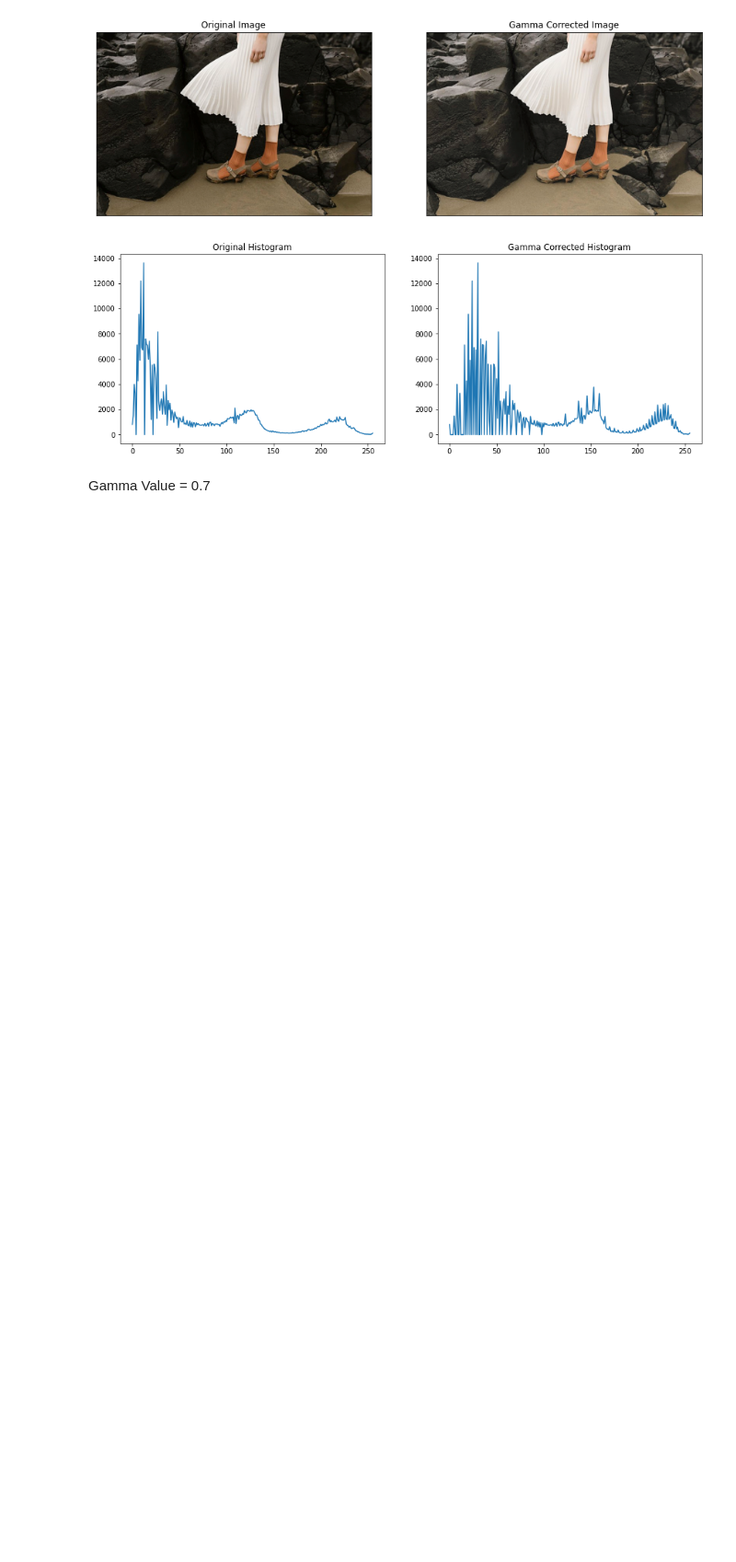
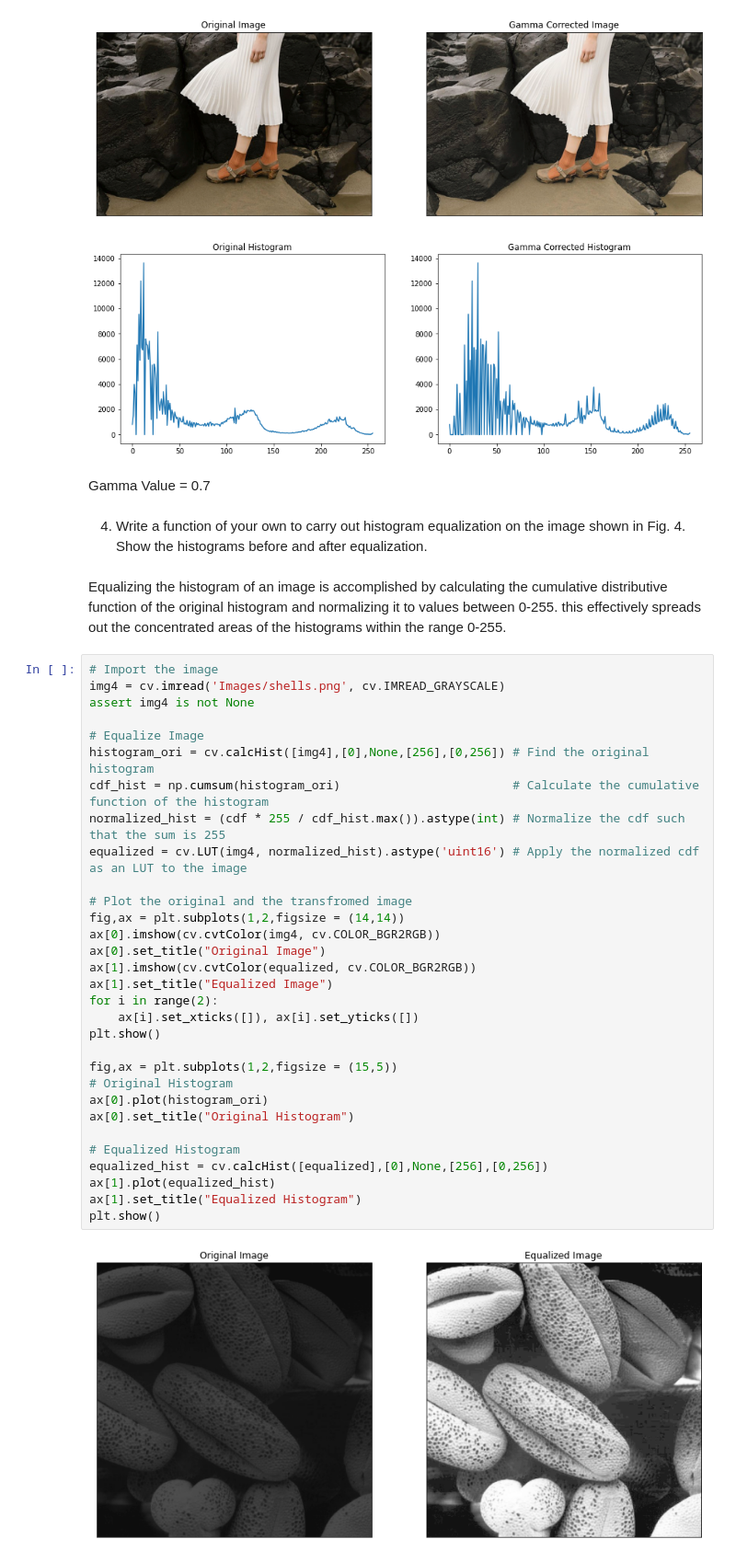
Before and after one commit to chathuni1999/EN2550, a Jupyter notebook: Assignments/Assignment 1/Assignment 1.ipynb, the cells around one changed output. Shown at 92% size. Drawn from its saved outputs; the diff is of its cells as text; blank space fills up the shorter version.

```diff
--- a/Assignments/Assignment 1/Assignment 1.ipynb
+++ b/Assignments/Assignment 1/Assignment 1.ipynb
@@ -154,5 +154,43 @@ plt.show()
 # %% [output]
 [figure]
 [figure]
-# %% [markdown]
-Gamma Value = 0.7
+# %% [markdown]
+Gamma Value = 0.7
+# %% [markdown]
+4. Write a function of your own to carry out histogram equalization on the image shown in Fig. 4. Show the
+histograms before and after equalization.
+# %% [markdown]
+Equalizing the histogram of an image is accomplished by calculating the cumulative distributive function of the original histogram and normalizing it to values between 0-255. this effectively spreads out the concentrated areas of the histograms within the range 0-255.
+# %%
+# Import the image
+img4 = cv.imread('Images/shells.png', cv.IMREAD_GRAYSCALE)
+assert img4 is not None
+
+# Equalize Image
+histogram_ori = cv.calcHist([img4],[0],None,[256],[0,256]) # Find the original histogram
+cdf_hist = np.cumsum(histogram_ori)                        # Calculate the cumulative function of the histogram
+normalized_hist = (cdf * 255 / cdf_hist.max()).astype(int) # Normalize the cdf such that the sum is 255
+equalized = cv.LUT(img4, normalized_hist).astype('uint16') # Apply the normalized cdf as an LUT to the image
+
+# Plot the original and the transfromed image
+fig,ax = plt.subplots(1,2,figsize = (14,14))
+ax[0].imshow(cv.cvtColor(img4, cv.COLOR_BGR2RGB))
+ax[0].set_title("Original Image")
+ax[1].imshow(cv.cvtColor(equalized, cv.COLOR_BGR2RGB))
+ax[1].set_title("Equalized Image")
+for i in range(2):
+    ax[i].set_xticks([]), ax[i].set_yticks([])
+plt.show()
+
+fig,ax = plt.subplots(1,2,figsize = (15,5))
+# Original Histogram
+ax[0].plot(histogram_ori)
+ax[0].set_title("Original Histogram")
+
+# Equalized Histogram
+equalized_hist = cv.calcHist([equalized],[0],None,[256],[0,256])
+ax[1].plot(equalized_hist)
+ax[1].set_title("Equalized Histogram")
+plt.show()
+# %% [output]
+[figure, added]
```
Also changed, not shown: parts of 2 cells of this notebook.
